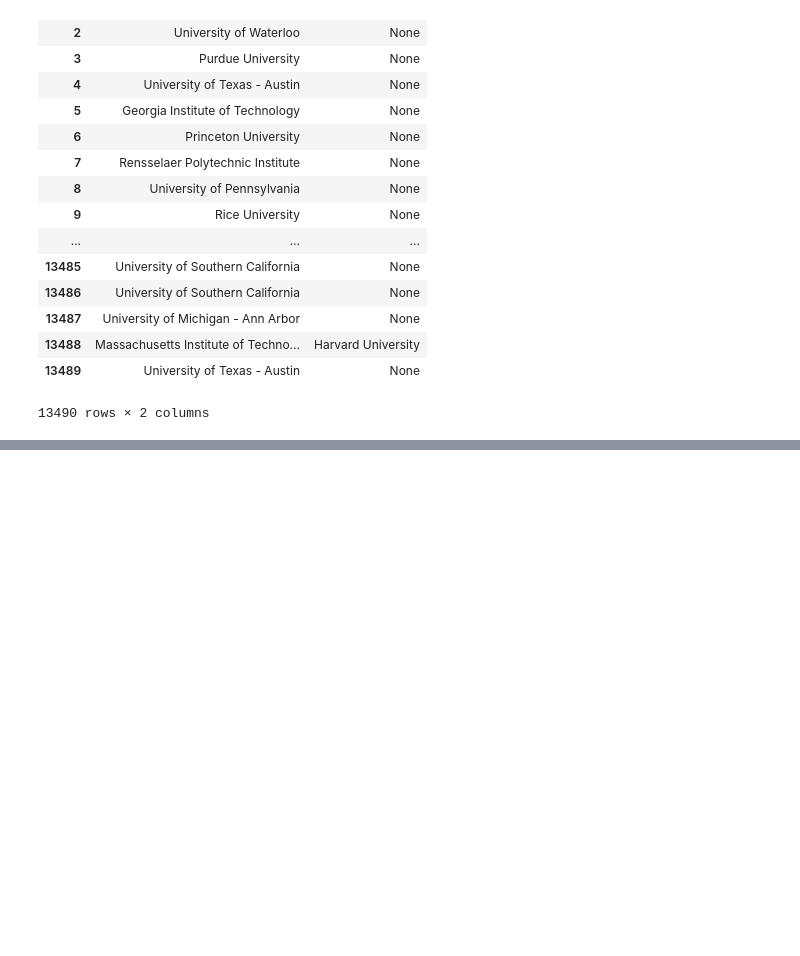
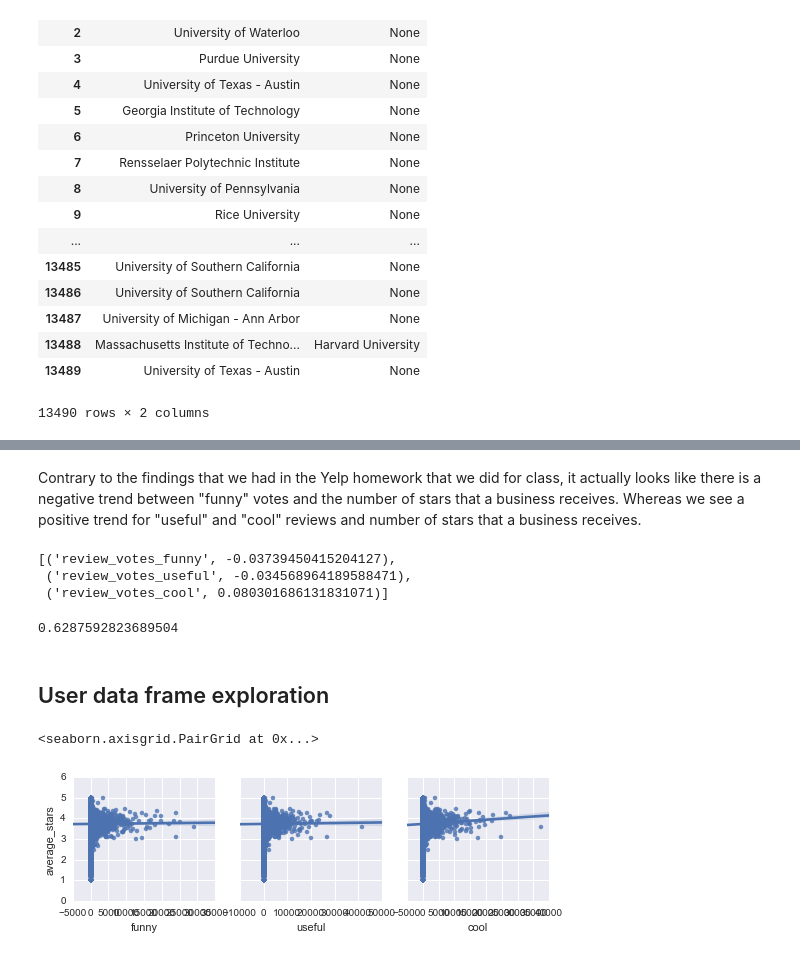
Before and after one commit to samsisto-db/ga_hw, a Jupyter notebook: Final_Project/Yelp_Academic_Data_Set.ipynb, the cells around one changed output, grey strips where cells are left out. Drawn from its saved outputs; the diff is of its cells as text; code cells hidden in the pictures; blank space fills up the shorter version.

```diff
--- a/Final_Project/Yelp_Academic_Data_Set.ipynb
+++ b/Final_Project/Yelp_Academic_Data_Set.ipynb
@@ -112,0 +151,54 @@ x.set(xlabel='Mean Star Rating', ylabel='Colleges')
+# %% [markdown]
+Contrary to the findings that we had in the Yelp homework that we did for class, it actually looks like there is a negative trend between "funny" votes and the number of stars that a business receives. Whereas we see a positive trend for "useful" and "cool" reviews and number of stars that a business receives.
+# %%
+#Assembling the linear regression model
+
+X = yelp[feature_cols]
+y = yelp.stars_business
+
+from sklearn.linear_model import LinearRegression
+linreg = LinearRegression()
+linreg.fit(X, y)
+zip(feature_cols, linreg.coef_)
+# %% [output]
+[('review_votes_funny', -0.03739450415204127),
+ ('review_votes_useful', -0.034568964189588471),
+ ('review_votes_cool', 0.080301686131831071)]
+# %%
+#Compute RMSE with training and testing data sets
+
+X = yelp[feature_cols]
+y = yelp.stars_business
+
+#train/test split?
+from sklearn.cross_validation import train_test_split
+X_train, X_test, y_train, y_test = train_test_split(X, y, random_state = 123)
+
+#create a model; fit
+from sklearn.linear_model import LinearRegression
+linreg = LinearRegression()
+linreg.fit(X_train, y_train)
+y_pred = linreg.predict(X_test)
+
+#return the error
+np.sqrt(metrics.mean_squared_error(y_test, y_pred))
+# %% [output]
+0.6287592823689504
+# %% [markdown]
+## User data frame exploration
+# %%
+funny3,useful3,cool3 = [],[],[]
+for votes in users['votes']:
+    funny3.append(votes[u'funny'])
+    useful3.append(votes[u'useful'])
+    cool3.append(votes[u'cool'])
+
+df3 = pd.DataFrame([funny3,useful3,cool3]).T
+users = pd.merge(users, df3, left_index=True, right_index=True)
+users.rename(columns = {0:'funny', 1:'useful', 2:'cool'}, inplace=True)
+# %%
+feature_cols = ['funny', 'useful', 'cool']
+sns.pairplot(users, x_vars=feature_cols, y_vars='average_stars', kind='reg')
+# %% [output]
+<seaborn.axisgrid.PairGrid at 0x...>
+[figure, added]
```
Also changed, not shown: parts of 48 cells of this notebook.
